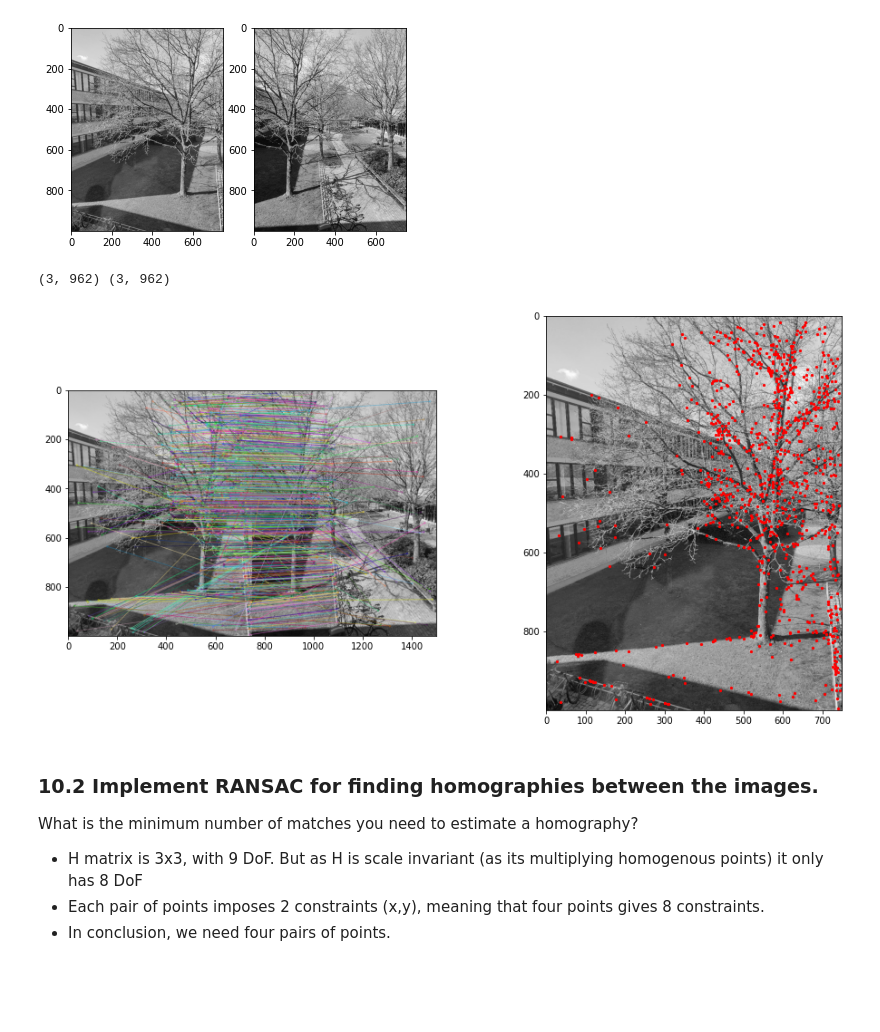
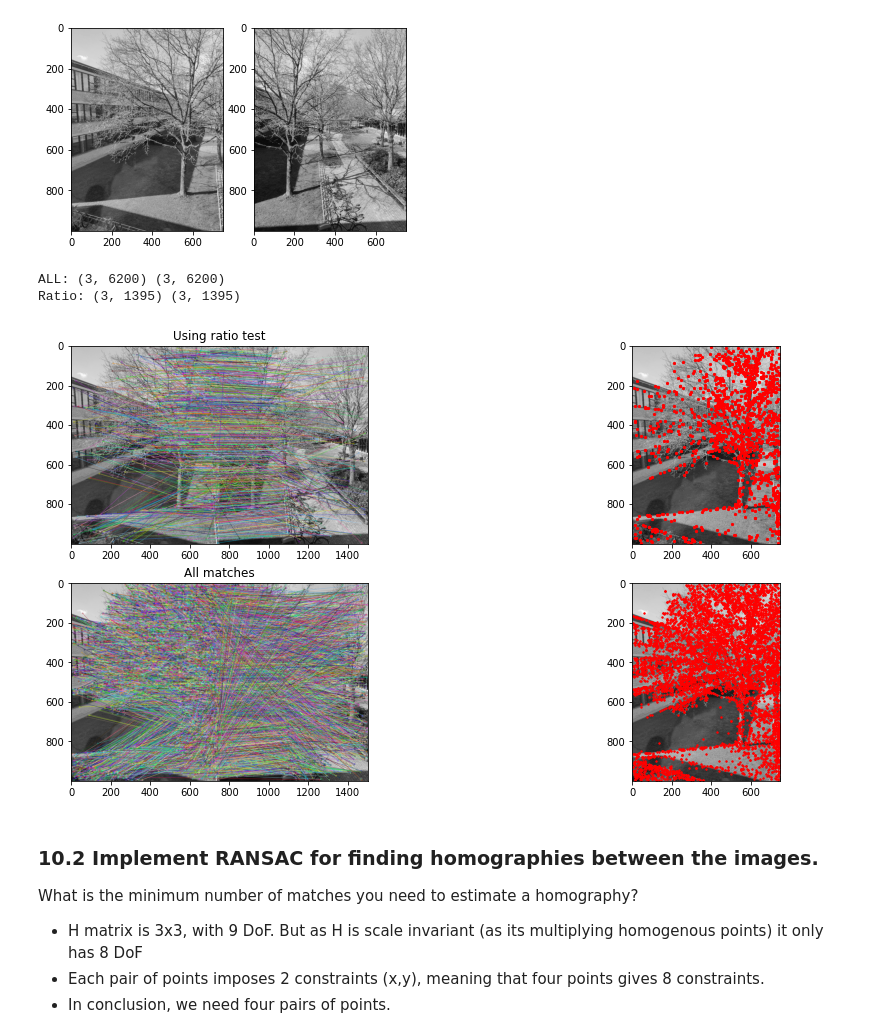
Before and after one commit to henrfj/02504-Computer-Vision, a Jupyter notebook: ex10 Stitchig.ipynb, the cells around one changed output. Saved outputs shown, nothing was run; the diff lists cells and outputs as text; code cells hidden in the pictures; blank space fills up the shorter version.

Commit message:
EX 10 image stitching done

```diff
--- a/ex10 Stitchig.ipynb
+++ b/ex10 Stitchig.ipynb
@@ -44,51 +44,66 @@ kp2, des2 = sift.detectAndCompute(right, None)
 # 2 KNN match with two (best and second best)
 bf = cv2.BFMatcher()
 knn_matches = bf.knnMatch(des1, des2, k=2)
-unsorted_matches = bf.match(des1, des2)
-sorted_matches = sorted(unsorted_matches, key = lambda x:x.distance)
+all_matches = bf.match(des1, des2)
 
 # 3 Ratio test!
 # We should not do the ratio test for RANSAC!
 kp1_indexes = []
 kp2_indexes = []
-ratio_matches= []
+ratio_matches = []
 for m,n in knn_matches:
-    if m.distance < 0.85*n.distance:
+    if m.distance < 0.90*n.distance:
         ratio_matches.append([m])
         kp1_indexes.append(m.queryIdx)
         kp2_indexes.append(m.trainIdx)
 
-# To test the built in function
-src_pts = np.float32([kp1[m[0].queryIdx].pt for m in ratio_matches]).reshape(-1,1,2)
-dst_pts = np.float32([kp2[m[0].trainIdx].pt for m in ratio_matches]).reshape(-1,1,2)
+## Go from tuple -> array
+kp1 = np.asarray(kp1)
+kp2 = np.asarray(kp2)
 
 ## 4 extract the keypoints of the "good" matches
-kp1 = np.asarray(kp1)
-kp2 = np.asarray(kp2)
-match_points1 = [p.pt for p in kp1[kp1_indexes]]
-match_points2 = [p.pt for p in kp2[kp2_indexes]]
+match_points1_ratio = [p.pt for p in kp1[kp1_indexes]]
+match_points2_ratio = [p.pt for p in kp2[kp2_indexes]]
 
-p1 = np.array(match_points1).astype(np.float32)
-p2 = np.array(match_points2).astype(np.float32)
+p1_ratio = np.array(match_points1_ratio).astype(np.float32)
+p2_ratio = np.array(match_points2_ratio).astype(np.float32)
+
+p1s_ratio = np.vstack((p1_ratio.T, np.ones(p1_ratio.shape[0])))
+p2s_ratio = np.vstack((p2_ratio.T, np.ones(p2_ratio.shape[0])))
+
+## OR! use all matches!
+
+p1 = np.float32([kp1[m.queryIdx].pt for m in all_matches])
+p2 = np.float32([kp2[m.trainIdx].pt for m in all_matches])
 
 p1s = np.vstack((p1.T, np.ones(p1.shape[0])))
 p2s = np.vstack((p2.T, np.ones(p2.shape[0])))
 
-print(p1s.shape, p2s.shape)
+# To test the built in function
+src_pts = np.float32([kp1[m.queryIdx].pt for m in all_matches]).reshape(-1,1,2)
+dst_pts = np.float32([kp2[m.trainIdx].pt for m in all_matches]).reshape(-1,1,2)
+
+
+print("ALL:", p1s.shape, p2s.shape)
+print("Ratio:", p1s_ratio.shape, p2s_ratio.shape)
 # %% [output]
-(3, 962) (3, 962)
+ALL: (3, 6200) (3, 6200)
+Ratio: (3, 1395) (3, 1395)
 # %%
-#match_image = cv2.drawMatchesKnn(left,kp1,right,kp2,good_matches,None,flags=cv2.DrawMatchesFlags_NOT_DRAW_SINGLE_POINTS)
-match_image = cv2.drawMatchesKnn(left,kp1,right,kp2, ratio_matches,None,flags=cv2.DrawMatchesFlags_NOT_DRAW_SINGLE_POINTS)
-#match_image = cv2.drawMatches(left,kp1,right,kp2,unsorted_matches,None,flags=cv2.DrawMatchesFlags_NOT_DRAW_SINGLE_POINTS)
-#match_image = cv2.drawMatches(left,kp1,right,kp2, sorted_matches[:1000],None,flags=cv2.DrawMatchesFlags_NOT_DRAW_SINGLE_POINTS)
+match_image_ratio = cv2.drawMatchesKnn(left,kp1,right,kp2, ratio_matches,None,flags=cv2.DrawMatchesFlags_NOT_DRAW_SINGLE_POINTS)
+match_image_all = cv2.drawMatches(left,kp1,right,kp2, all_matches,None,flags=cv2.DrawMatchesFlags_NOT_DRAW_SINGLE_POINTS)
 
-fig, axs = plt.subplots(nrows=1, ncols=2, figsize=(16, 8))
-axs[0].imshow(match_image)
-axs[1].scatter(p1[:, 0], p1[:, 1], s=5, c="red")
-axs[1].imshow(left, cmap="gray");
+fig, axs = plt.subplots(nrows=2, ncols=2, figsize=(16, 8))
+axs[0, 0].set_title("Using ratio test")
+axs[0, 0].imshow(match_image_ratio)
+axs[0, 1].scatter(p1_ratio[:, 0], p1_ratio[:, 1], s=5, c="red")
+axs[1, 0].set_title("All matches")
+axs[0, 1].imshow(left, cmap="gray")
+axs[1, 0].imshow(match_image_all)
+axs[1, 1].scatter(p1[:, 0], p1[:, 1], s=2, c="red")
+axs[1, 1].imshow(left, cmap="gray");
 # %% [output]
-[figure, old version]
+[figure, new version]
 # %% [markdown]
 ### 10.2 Implement RANSAC for finding homographies between the images.
 
```
Also changed, not shown: parts of 19 cells of this notebook.
